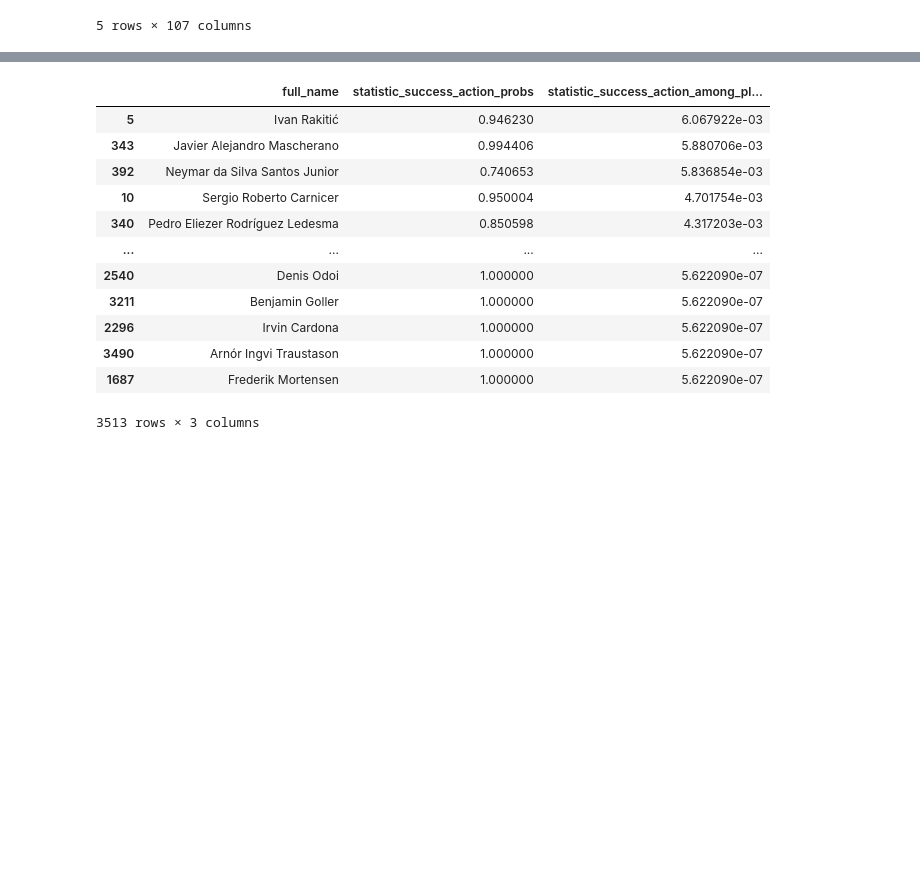
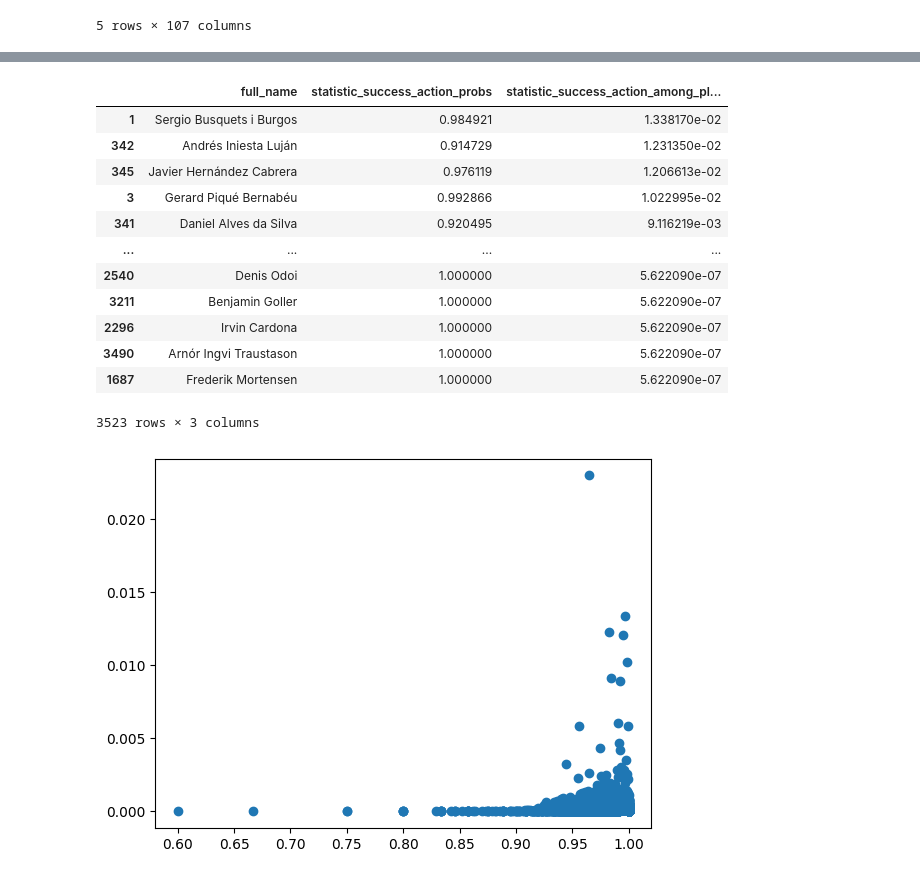
Before and after one commit to Steve23522016/vaep-base-code, a Jupyter notebook: notebooks/player_skill_probabilities_dataset_generator.ipynb, the cells around one changed output, grey strips where cells are left out. Cells and saved outputs as stored; diff of their text form; code cells hidden in the pictures; blank space fills up the shorter version.

```diff
--- a/notebooks/player_skill_probabilities_dataset_generator.ipynb
+++ b/notebooks/player_skill_probabilities_dataset_generator.ipynb
@@ -238,32 +257,46 @@ xgoal_player_probs_df[["full_name", "statistic_success_action_probs", "statistic
 # %%
 from sklearn.cluster import DBSCAN
+from sklearn.neighbors import NearestNeighbors
 
 # Inspect Xdribble Probabilites Player sorted from the highest
 directory_model = MAPS_PLAYER_SKILL_PROBABILITIES_GENERATOR["xdribble"]["model_directory"]
 output_csv_filename = MAPS_PLAYER_SKILL_PROBABILITIES_GENERATOR["xdribble"]["csv_output_filename"]
 xdribble_player_probs_df = pd.read_csv(directory_model + output_csv_filename)
 xdribble_player_probs_df.sort_values(by="statistic_success_action_among_players", ascending=False, inplace=True)
 
-# dbscan = DBSCAN()
+# min_samples = 4
+# neighbors = NearestNeighbors(n_neighbors=min_samples)
+# neighbors_fit = neighbors.fit(xdribble_player_probs_df[["statistic_success_action_probs", "statistic_success_action_among_players"]])
+# distances, indices = neighbors_fit.kneighbors(xdribble_player_probs_df[["statistic_success_action_probs", "statistic_success_action_among_players"]])
+# distances = np.sort(distances, axis=0)
+# distances = distances[:,1]
+# plt.axis([3500, 3550, 0, 0.01])
+# plt.plot(distances)
+
+# epsilon = 0.004
+# min_samples = 4
+# dbscan = DBSCAN(eps=epsilon, min_samples=min_samples)
 # dbscan.fit(xdribble_player_probs_df[["statistic_success_action_probs", "statistic_success_action_among_players"]])
-# colors = dbscan.labels_
-# plt.scatter(xdribble_player_probs_df["statistic_success_action_probs"], xdribble_player_probs_df["statistic_success_action_among_players"], c=colors)
+# labels = dbscan.labels_
+# outliers_data = xdribble_player_probs_df[["statistic_success_action_probs", "statistic_success_action_among_players"]][labels == -1]
+plt.scatter(xdribble_player_probs_df["statistic_success_action_probs"], xdribble_player_probs_df["statistic_success_action_among_players"])
 
-xdribble_player_probs_df = xdribble_player_probs_df[(xdribble_player_probs_df["statistic_success_action_probs"] >= 0.82) & (xdribble_player_probs_df["statistic_success_action_among_players"] <= 0.007)]
+xdribble_player_probs_df = xdribble_player_probs_df[(xdribble_player_probs_df["statistic_success_action_probs"] >= 0.76) & (xdribble_player_probs_df["statistic_success_action_among_players"] <= 0.015)]
 scaler = preprocessing.MinMaxScaler(feature_range=(0,1))
 xdribble_player_probs_df[["statistic_success_action_probs"]] = scaler.fit_transform(xdribble_player_probs_df[["statistic_success_action_probs"]])
 xdribble_player_probs_df[["full_name", "statistic_success_action_probs", "statistic_success_action_among_players"]]
 # %% [output]
 |  | full_name | statistic_success_action_probs | statistic_success_action_among_pl... |
-| 5 | Ivan Rakitić | 0.946230 | 6.067922e-03 |
-| 343 | Javier Alejandro Mascherano | 0.994406 | 5.880706e-03 |
-| 392 | Neymar da Silva Santos Junior | 0.740653 | 5.836854e-03 |
-| 10 | Sergio Roberto Carnicer | 0.950004 | 4.701754e-03 |
-| 340 | Pedro Eliezer Rodríguez Ledesma | 0.850598 | 4.317203e-03 |
+| 1 | Sergio Busquets i Burgos | 0.984921 | 1.338170e-02 |
+| 342 | Andrés Iniesta Luján | 0.914729 | 1.231350e-02 |
+| 345 | Javier Hernández Cabrera | 0.976119 | 1.206613e-02 |
+| 3 | Gerard Piqué Bernabéu | 0.992866 | 1.022995e-02 |
+| 341 | Daniel Alves da Silva | 0.920495 | 9.116219e-03 |
 | ... | ... | ... | ... |
 | 2540 | Denis Odoi | 1.000000 | 5.622090e-07 |
 | 3211 | Benjamin Goller | 1.000000 | 5.622090e-07 |
 | 2296 | Irvin Cardona | 1.000000 | 5.622090e-07 |
 | 3490 | Arnór Ingvi Traustason | 1.000000 | 5.622090e-07 |
 | 1687 | Frederik Mortensen | 1.000000 | 5.622090e-07 |
-3513 rows × 3 columns
+3523 rows × 3 columns
+[figure, added]
```
Also changed, not shown: parts of 2 cells of this notebook, 4 other files.
